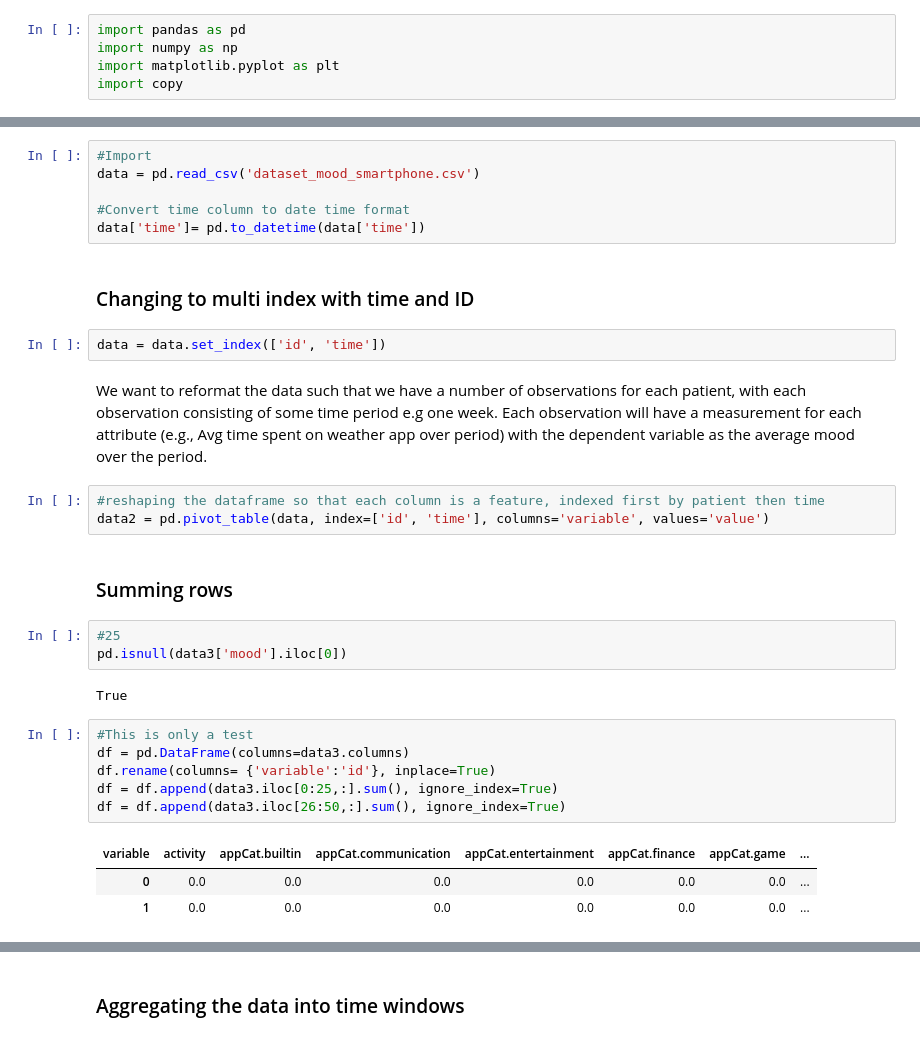
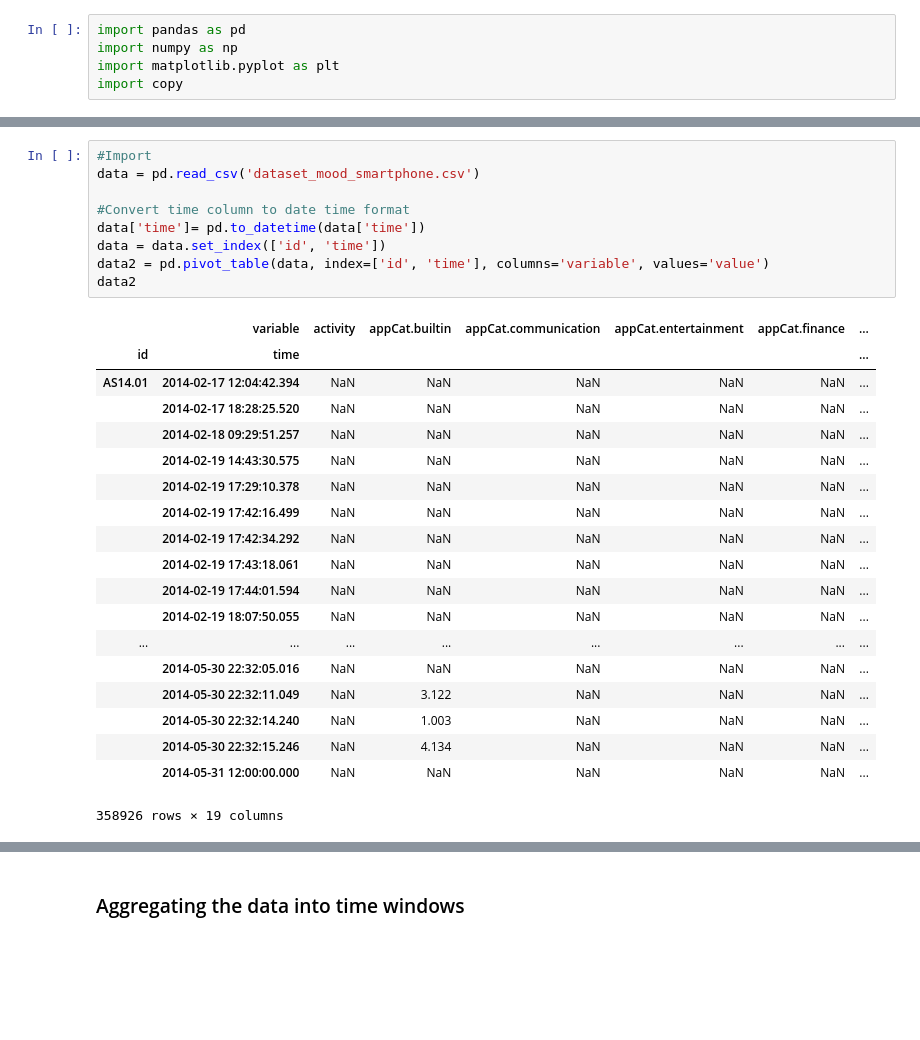
Before and after one commit to jelrae/dataMineAss1, a Jupyter notebook: DMT1-Jordan_Work.ipynb, the cells around one changed output, grey strips where cells are left out. Drawn from its saved outputs; the diff is of its cells as text; blank space fills up the shorter version.

Commit message:
I ahve ti looking for mood now for days, but something still doesnt seem right....

```diff
--- a/DMT1-Jordan_Work.ipynb
+++ b/DMT1-Jordan_Work.ipynb
@@ -10,32 +13,29 @@ import copy
 # %%
 #Import
 data = pd.read_csv('dataset_mood_smartphone.csv')
 
 #Convert time column to date time format
 data['time']= pd.to_datetime(data['time'])
+data = data.set_index(['id', 'time'])
+data2 = pd.pivot_table(data, index=['id', 'time'], columns='variable', values='value')
+data2
+# %% [output]
+|  | variable | activity | appCat.builtin | appCat.communication | appCat.entertainment | appCat.finance | ... |
+| id | time |  |  |  |  |  | ... |
+| AS14.01 | 2014-02-17 12:04:42.394 | NaN | NaN | NaN | NaN | NaN | ... |
+|  | 2014-02-17 18:28:25.520 | NaN | NaN | NaN | NaN | NaN | ... |
+|  | 2014-02-18 09:29:51.257 | NaN | NaN | NaN | NaN | NaN | ... |
+|  | 2014-02-19 14:43:30.575 | NaN | NaN | NaN | NaN | NaN | ... |
+|  | 2014-02-19 17:29:10.378 | NaN | NaN | NaN | NaN | NaN | ... |
+|  | 2014-02-19 17:42:16.499 | NaN | NaN | NaN | NaN | NaN | ... |
+|  | 2014-02-19 17:42:34.292 | NaN | NaN | NaN | NaN | NaN | ... |
+|  | 2014-02-19 17:43:18.061 | NaN | NaN | NaN | NaN | NaN | ... |
+|  | 2014-02-19 17:44:01.594 | NaN | NaN | NaN | NaN | NaN | ... |
+|  | 2014-02-19 18:07:50.055 | NaN | NaN | NaN | NaN | NaN | ... |
+| ... | ... | ... | ... | ... | ... | ... | ... |
+|  | 2014-05-30 22:32:05.016 | NaN | NaN | NaN | NaN | NaN | ... |
+|  | 2014-05-30 22:32:11.049 | NaN | 3.122 | NaN | NaN | NaN | ... |
+|  | 2014-05-30 22:32:14.240 | NaN | 1.003 | NaN | NaN | NaN | ... |
+|  | 2014-05-30 22:32:15.246 | NaN | 4.134 | NaN | NaN | NaN | ... |
+|  | 2014-05-31 12:00:00.000 | NaN | NaN | NaN | NaN | NaN | ... |
+358926 rows × 19 columns
-# %% [markdown]
-### Changing to multi index with time and ID
-# %%
-data = data.set_index(['id', 'time'])
-# %% [markdown]
-We want to reformat the data such that we have a number of observations for each patient, with each observation consisting of some time period e.g one week. Each observation will have a measurement for each attribute (e.g., Avg time spent on weather app over period) with the dependent variable as the average mood over the period.
-# %%
-#reshaping the dataframe so that each column is a feature, indexed first by patient then time
-data2 = pd.pivot_table(data, index=['id', 'time'], columns='variable', values='value')
-# %% [markdown]
-### Summing rows
-# %%
-#25
-pd.isnull(data3['mood'].iloc[0])
-# %% [output]
-True
-# %%
-#This is only a test
-df = pd.DataFrame(columns=data3.columns)
-df.rename(columns= {'variable':'id'}, inplace=True)
-df = df.append(data3.iloc[0:25,:].sum(), ignore_index=True)
-df = df.append(data3.iloc[26:50,:].sum(), ignore_index=True)
-# %% [output]
-| variable | activity | appCat.builtin | appCat.communication | appCat.entertainment | appCat.finance | appCat.game | ... |
-| 0 | 0.0 | 0.0 | 0.0 | 0.0 | 0.0 | 0.0 | ... |
-| 1 | 0.0 | 0.0 | 0.0 | 0.0 | 0.0 | 0.0 | ... |
```
Also changed, not shown: parts of 5 cells of this notebook, 3 other files.
